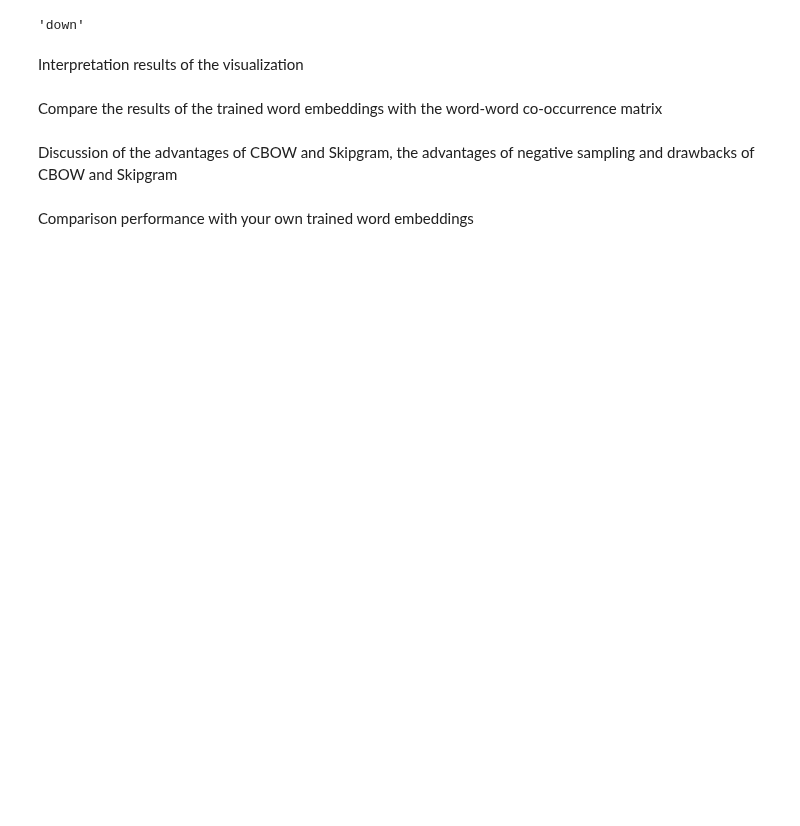
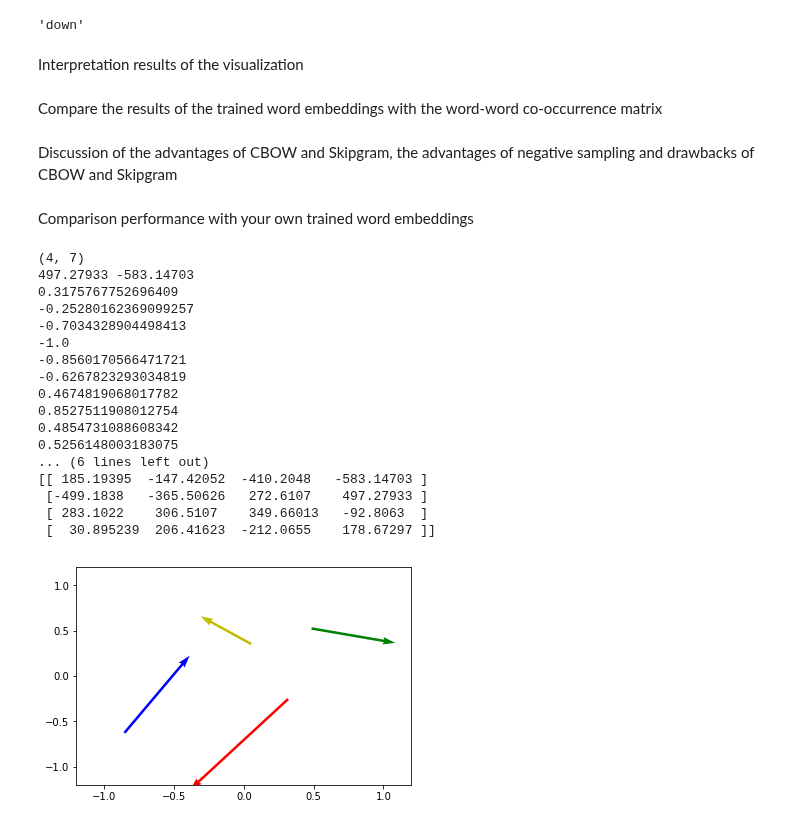
Before and after one commit to irfannurafif/recsys, a Jupyter notebook: Assignment_1_CBOW-checkpoint.ipynb, the cells around one changed output. Drawn from its saved outputs; the diff is of its cells as text; code cells hidden in the pictures; blank space fills up the shorter version.

```diff
--- a/Assignment_1_CBOW-checkpoint.ipynb
+++ b/Assignment_1_CBOW-checkpoint.ipynb
@@ -396,3 +371,51 @@ glove = KeyedVectors.load_word2vec_format(path, binary=False)
 #Visualize the pre-trained word embeddings
 # %% [markdown]
 Comparison performance with your own trained word embeddings
+# %%
+import matplotlib.pyplot as plt
+import numpy as np
+X = np.array([[0, 0, 0,0,0,0,0], [0,0,0,0,0, 1, 1], [1, 0,0,0,0,0, 1], [1, 1, 0,0,0,0,1]])
+print(X.shape)
+
+    def draw_word_vecs(X,strings):
+        col = ['r','b','g','y']
+        if len(X)!= len(strings):
+            print("mismatch in lengths between labels and vectors")
+
+        X_embedded = TSNE(n_components=4,method='exact').fit_transform(X)
+        maxt = np.amax(X_embedded)
+        mint = np.amin(X_embedded)
+        print(maxt,mint)
+        maxt = max(maxt,mint*-1)
+        for i in range(len(X_embedded)):
+            plt.quiver(X_embedded[i][0]/maxt,X_embedded[i][1]/maxt,X_embedded[i][2]/maxt,X_embedded[i][3]/maxt,angles='xy', scale_units='xy',color=col[i], scale=1,label=strings[i])
+            for val in X_embedded[i]:
+                print(val/maxt)
+        print(X_embedded)
+        plt.ylim(-1.2,1.2)
+        plt.xlim(-1.2,1.2)
+        plt.show()
+
+tst = ['one','two','three','four']
+
+
+draw_word_vecs(X,tst)
+# %% [output]
+(4, 7)
+497.27933 -583.14703
+0.3175767752696409
+-0.25280162369099257
+-0.7034328904498413
+-1.0
+-0.8560170566471721
+-0.6267823293034819
+0.4674819068017782
+0.8527511908012754
+0.4854731088608342
+0.5256148003183075
+... (6 lines left out)
+[[ 185.19395  -147.42052  -410.2048   -583.14703 ]
+ [-499.1838   -365.50626   272.6107    497.27933 ]
+ [ 283.1022    306.5107    349.66013   -92.8063  ]
+ [  30.895239  206.41623  -212.0655    178.67297 ]]
+[figure, added]
```
Also changed, not shown: parts of 5 cells of this notebook.
